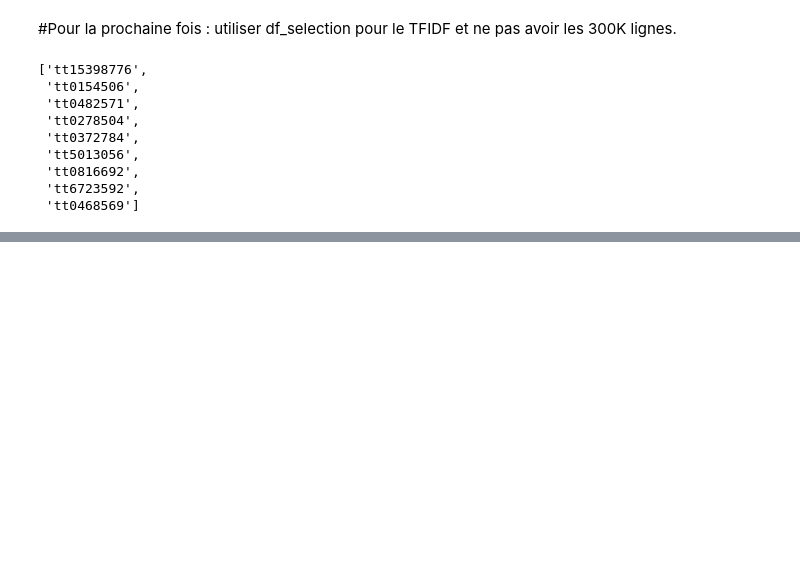
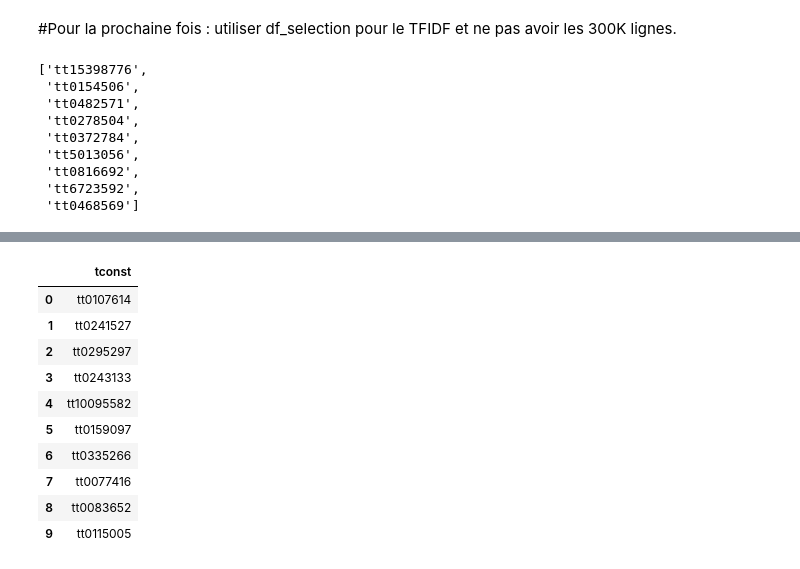
Before and after one commit to jpvt-data/AlgoCinema, a Jupyter notebook: machine learning/BIG_DF_ML.ipynb, the cells around one changed output, grey strips where cells are left out. Drawn from its saved outputs; the diff is of its cells as text; code cells hidden in the pictures; blank space fills up the shorter version.

```diff
--- a/machine learning/BIG_DF_ML.ipynb
+++ b/machine learning/BIG_DF_ML.ipynb
@@ -672,0 +1035,14 @@ selection2
+# %%
+recommandation('tt0099785')
+# %% [output]
+|  | tconst |
+| 0 | tt0107614 |
+| 1 | tt0241527 |
+| 2 | tt0295297 |
+| 3 | tt0243133 |
+| 4 | tt10095582 |
+| 5 | tt0159097 |
+| 6 | tt0335266 |
+| 7 | tt0077416 |
+| 8 | tt0083652 |
+| 9 | tt0115005 |
```
Also changed, not shown: parts of 11 cells of this notebook, 4 other files.
